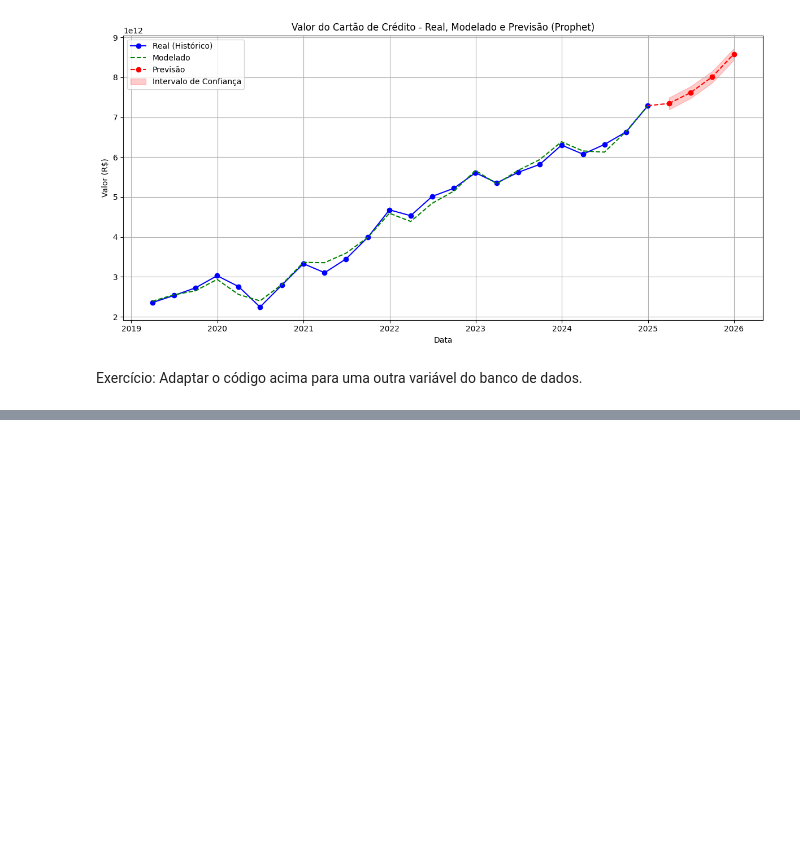
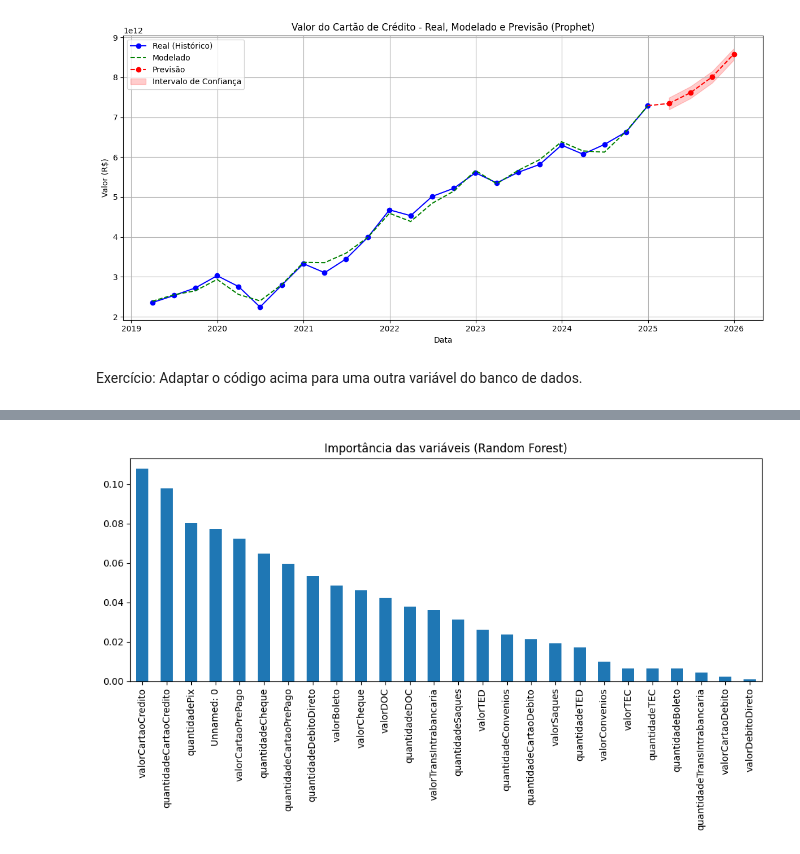
Before and after one commit to guilherme-jacques/etlBCB, a Jupyter notebook: MachineLearning.ipynb, the cells around one changed output, grey strips where cells are left out. Drawn from its saved outputs; the diff is of its cells as text; code cells hidden in the pictures; blank space fills up the shorter version.

```diff
--- a/MachineLearning.ipynb
+++ b/MachineLearning.ipynb
@@ -264,0 +273,17 @@ Exercício: Adaptar o código acima para uma outra variável do banco de dados.
+# %%
+X_import = df.drop(columns=['valorPix', 'datatrimestre'])
+y_import = df['valorPix']
+
+modelo_temp = RandomForestRegressor(n_estimators=200, random_state=42)
+modelo_temp.fit(X_import, y_import)
+
+importancias = pd.Series(modelo_temp.feature_importances_, index=X_import.columns)
+importantes = importancias.sort_values(ascending=False)
+# %%
+plt.figure(figsize=(10, 6))
+importantes.plot(kind='bar')
+plt.title('Importância das variáveis (Random Forest)')
+plt.tight_layout()
+plt.show()
+# %% [output]
+[figure, added]
```
Also changed, not shown: parts of 8 cells of this notebook.
